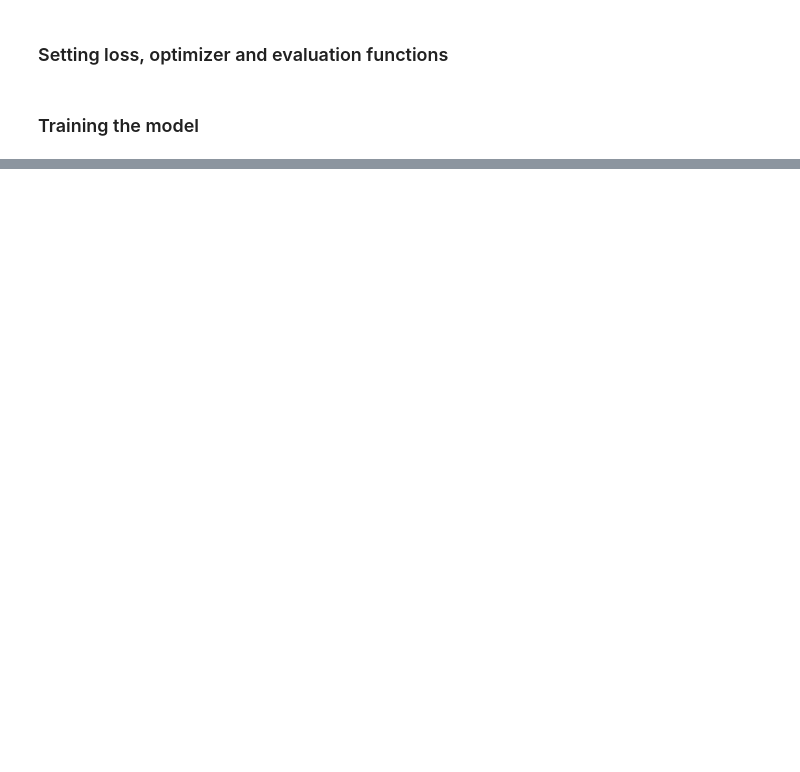
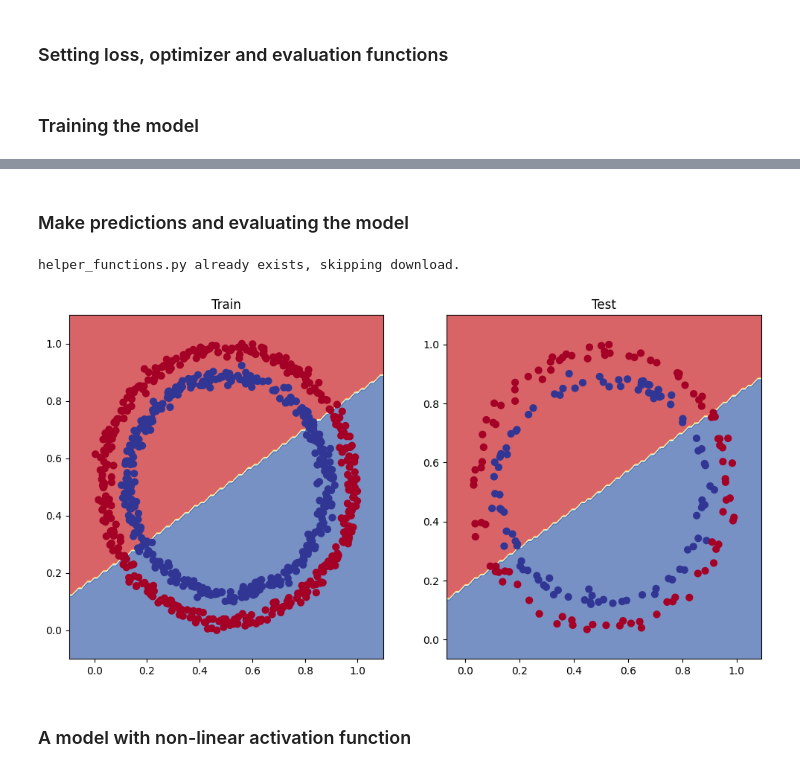
Before and after one commit to mathemaia/studies, a Jupyter notebook: Python/MachineLearning/SupervisedLearning/Pytorch/freeCodeCamp_2.ipynb, the cells around one changed output, grey strips where cells are left out. Cells and saved outputs as stored; diff of their text form; code cells hidden in the pictures; blank space fills up the shorter version.

```diff
--- a/Python/MachineLearning/SupervisedLearning/Pytorch/freeCodeCamp_2.ipynb
+++ b/Python/MachineLearning/SupervisedLearning/Pytorch/freeCodeCamp_2.ipynb
@@ -64,7 +65,7 @@ print('device availible: ', device)
 
 
 # Model
-class CircleModel(nn.Module):
+class CircleModel0(nn.Module):
     def __init__(self) -> None:
         super().__init__()
         self.layer_1 = nn.Linear(2, 5)
@@ -76,7 +77,7 @@ class CircleModel(nn.Module):
 
 
 # Intanciating the model
-model = CircleModel().to(device=device)
-dict(model.state_dict())
+model_0 = CircleModel0().to(device)
+dict(model_0.state_dict())
 # %% [output]
 device availible:  cpu
@@ -107,7 +108,7 @@ First 5 labels:
 loss_fn = nn.BCEWithLogitsLoss()
 
 # Optimizer
-optimizer = torch.optim.SGD(params=model.parameters(), lr=0.1)
+optimizer = torch.optim.SGD(params=model_0.parameters(), lr=0.1)
 
 # Calculate the accuracy
 def accuracy_fn(y_true, y_pred):
@@ -126,18 +127,18 @@ X_train, y_train = X_train.to(device), y_train.to(device)
 X_test, y_test = X_test.to(device), y_test.to(device)
 
 # Number of epochs the model will be trained
-epochs = 300
+epochs = 100
 
 
 # Training loop
 ls = []
 ac = []
 for epoch in range(epochs):
-    # Set the training mode
-    model.train()
+    ### Training
+    model_0.train()
 
     # 1. Make the prediction with the forward method
-    y_logits = model(X_train).squeeze()
+    y_logits = model_0(X_train).squeeze()
     y_pred = torch.round(torch.sigmoid(y_logits)) # turn logits  ->  pred prob  ->  pred labels
 
     # 2. Calculate the loss/accuracy
@@ -145,12 +146,27 @@ for epoch in range(epochs):
     acc = accuracy_fn(y_train, y_pred)
     ls.append(float(loss))
 
-
+    # 3. Turn the gradients to zero
     optimizer.zero_grad()
 
+    # 4. Calculate the gradients
     loss.backward()
 
+    # 5. Update the parameters according to the gradients
     optimizer.step()
 
-plt.plot(ls)
+    ### Testing
+    model_0.eval()
+    with torch.inference_mode():
+        # Do the prediction
+        test_logits = model_0(X_test).squeeze()
+        test_pred = torch.round(torch.sigmoid(test_logits))
+
+        # Calculate loss/acc
+        test_loss = loss_fn(test_logits, y_test)
+        test_acc = accuracy_fn(y_test, test_pred)
+
+    # Printing the results
+    if epoch % 10 == 0:
+        print(f'Epoch: {epoch}   |||   Loss: {loss:.5f}, Acc: {acc:.2f}%   |   Test loss: {test_loss:.5f}, Test acc: {test_acc:.2f}%')
 # %% [output]
@@ -158,0 +183,28 @@ plt.plot(ls)
+# %% [markdown]
+### Make predictions and evaluating the model
+# %%
+# Downloading helper functions from Learn Pytorch repo
+if Path('helper_functions.py').is_file():
+    print('helper_functions.py already exists, skipping download.')
+else:
+    print('Downloading helper_functios.py')
+    request = requests.get('https://raw.githubusercontent.com/mrdbourke/pytorch-deep-learning/main/helper_functions.py')
+    with open('helper_functions.py', 'wb') as f:
+        f.write(request.content)
+
+from helper_functions import plot_predictions, plot_decision_boundary
+# %% [output]
+helper_functions.py already exists, skipping download.
+# %%
+# Plotin the decision boundary of the model
+plt.figure(figsize=(12, 6))
+plt.subplot(1, 2, 1)
+plt.title('Train')
+plot_decision_boundary(model_0, X_train, y_train)
+plt.subplot(1, 2, 2)
+plt.title('Test')
+plot_decision_boundary(model_0, X_test, y_test)
+# %% [output]
+[figure, added]
+# %% [markdown]
+### A model with non-linear activation function
```
Also changed, not shown: parts of 9 cells of this notebook, 1 other file.
